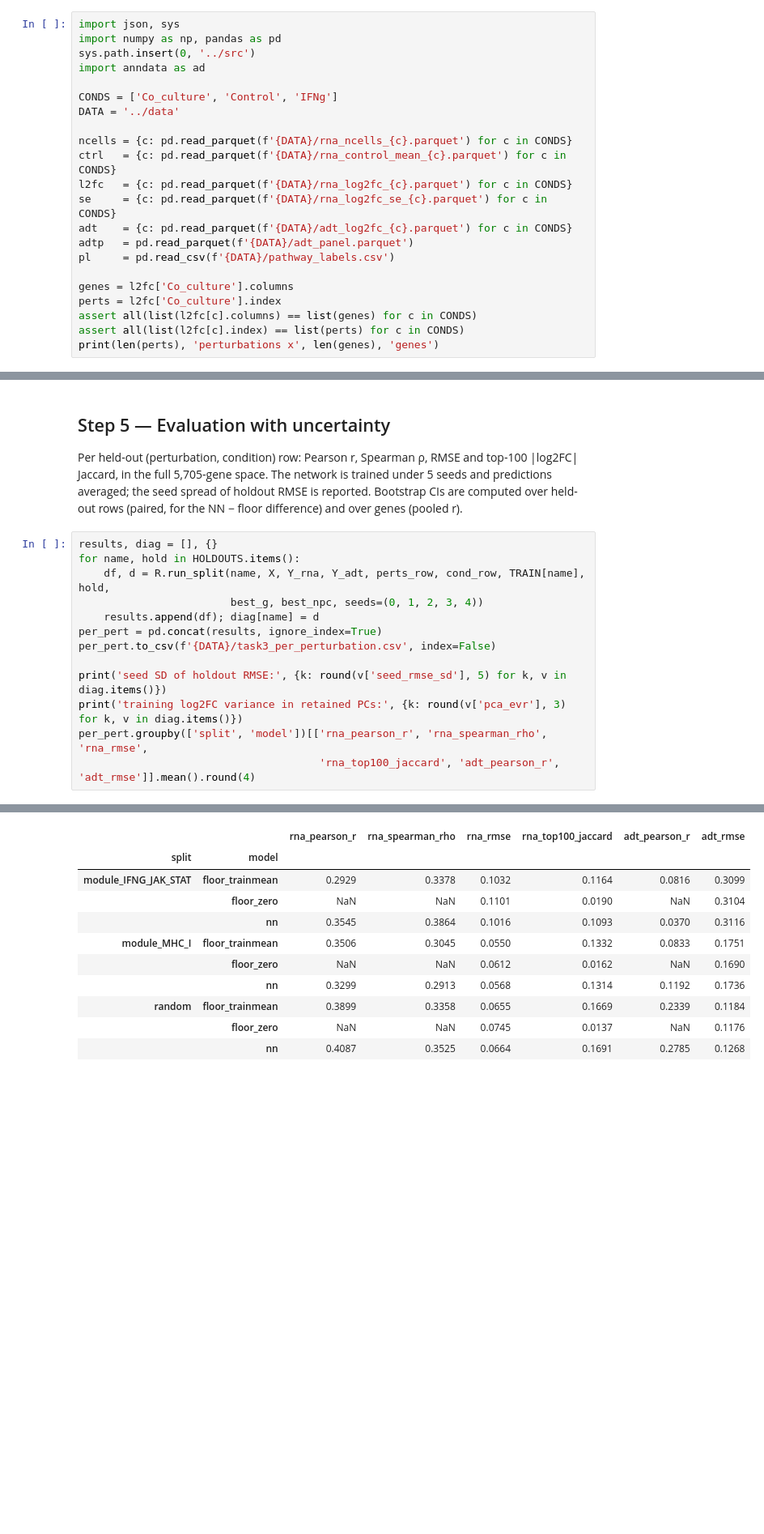
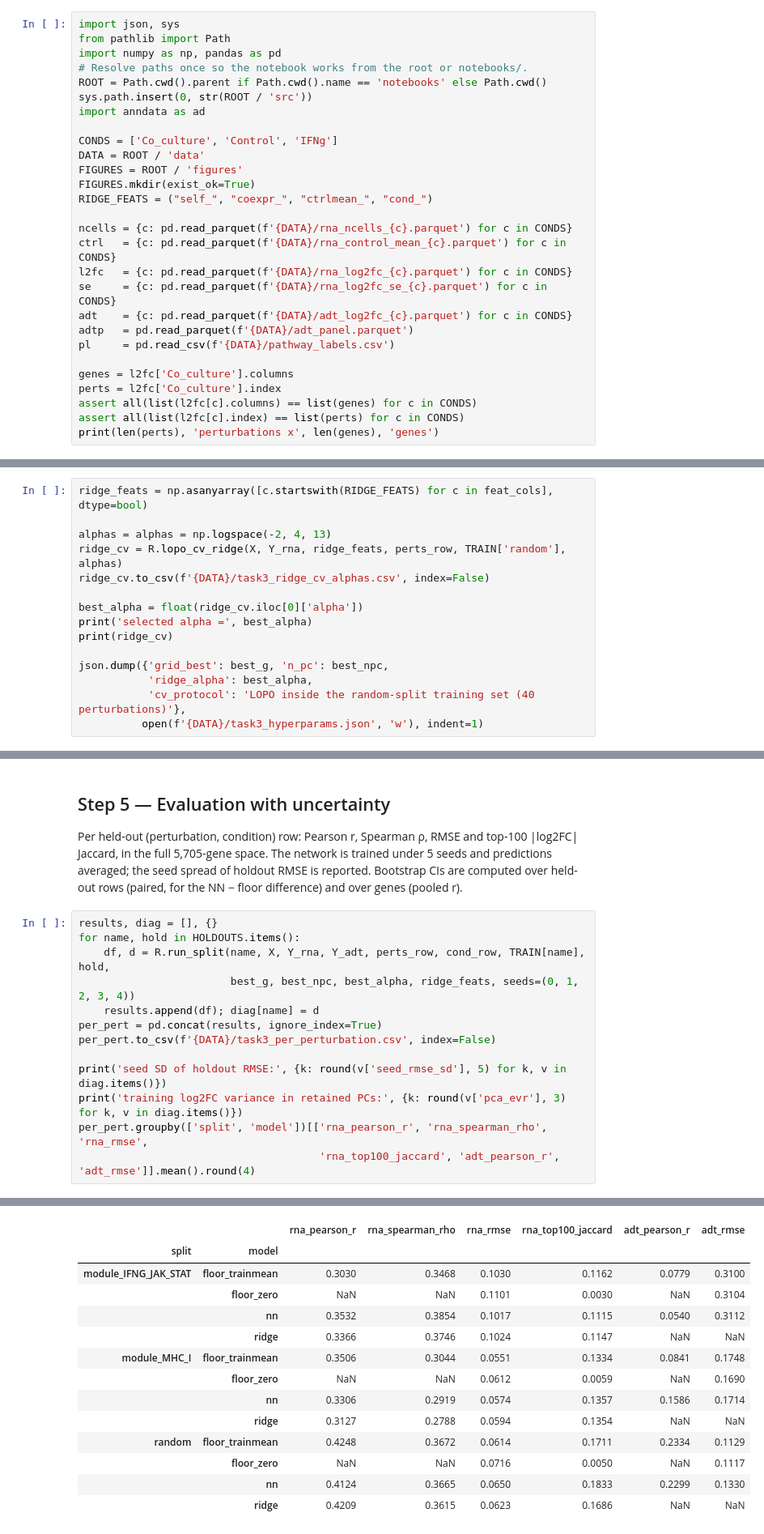
Before and after one commit to leventetn/SingleCellCourse_TA-LTN, a Jupyter notebook: notebooks/task3_perturbation_prediction.ipynb, the cells around one changed output, grey strips where cells are left out. Shown at 81% size. Drawn from its saved outputs; the diff is of its cells as text; blank space fills up the shorter version.

```diff
--- a/notebooks/task3_perturbation_prediction.ipynb
+++ b/notebooks/task3_perturbation_prediction.ipynb
@@ -14,12 +14,18 @@ clean-control baseline. The raw count matrix is never loaded into memory; only t
 needed for features are streamed from the CSC h5ad.
 # %%
 import json, sys
+from pathlib import Path
 import numpy as np, pandas as pd
-sys.path.insert(0, '../src')
+# Resolve paths once so the notebook works from the root or notebooks/.
+ROOT = Path.cwd().parent if Path.cwd().name == 'notebooks' else Path.cwd()
+sys.path.insert(0, str(ROOT / 'src'))
 import anndata as ad
 
 CONDS = ['Co_culture', 'Control', 'IFNg']
-DATA = '../data'
+DATA = ROOT / 'data'
+FIGURES = ROOT / 'figures'
+FIGURES.mkdir(exist_ok=True)
+RIDGE_FEATS = ("self_", "coexpr_", "ctrlmean_", "cond_")
 
 ncells = {c: pd.read_parquet(f'{DATA}/rna_ncells_{c}.parquet') for c in CONDS}
 ctrl   = {c: pd.read_parquet(f'{DATA}/rna_control_mean_{c}.parquet') for c in CONDS}
@@ -245,0 +249,15 @@ pc_df[['n_pc', 'cv_mse']]
+# %%
+ridge_feats = np.asanyarray([c.startswith(RIDGE_FEATS) for c in feat_cols], dtype=bool)
+
+alphas = alphas = np.logspace(-2, 4, 13)
+ridge_cv = R.lopo_cv_ridge(X, Y_rna, ridge_feats, perts_row, TRAIN['random'], alphas)
+ridge_cv.to_csv(f'{DATA}/task3_ridge_cv_alphas.csv', index=False)
+
+best_alpha = float(ridge_cv.iloc[0]['alpha'])
+print('selected alpha =', best_alpha)
+print(ridge_cv)
+
+json.dump({'grid_best': best_g, 'n_pc': best_npc,
+           'ridge_alpha': best_alpha,
+           'cv_protocol': 'LOPO inside the random-split training set (40 perturbations)'},
+          open(f'{DATA}/task3_hyperparams.json', 'w'), indent=1)
@@ -254,7 +288,7 @@ rows (paired, for the NN − floor difference) and over genes (pooled r).
 results, diag = [], {}
 for name, hold in HOLDOUTS.items():
     df, d = R.run_split(name, X, Y_rna, Y_adt, perts_row, cond_row, TRAIN[name], hold,
-                        best_g, best_npc, seeds=(0, 1, 2, 3, 4))
+                        best_g, best_npc, best_alpha, ridge_feats, seeds=(0, 1, 2, 3, 4))
     results.append(df); diag[name] = d
 per_pert = pd.concat(results, ignore_index=True)
 per_pert.to_csv(f'{DATA}/task3_per_perturbation.csv', index=False)
@@ -269,14 +303,17 @@ training log2FC variance in retained PCs: {'random': 0.365, 'module_IFNG_JAK_STA
 |  |  | rna_pearson_r | rna_spearman_rho | rna_rmse | rna_top100_jaccard | adt_pearson_r | adt_rmse |
 | split | model |  |  |  |  |  |  |
-| module_IFNG_JAK_STAT | floor_trainmean | 0.2929 | 0.3378 | 0.1032 | 0.1164 | 0.0816 | 0.3099 |
-|  | floor_zero | NaN | NaN | 0.1101 | 0.0190 | NaN | 0.3104 |
-|  | nn | 0.3545 | 0.3864 | 0.1016 | 0.1093 | 0.0370 | 0.3116 |
-| module_MHC_I | floor_trainmean | 0.3506 | 0.3045 | 0.0550 | 0.1332 | 0.0833 | 0.1751 |
-|  | floor_zero | NaN | NaN | 0.0612 | 0.0162 | NaN | 0.1690 |
-|  | nn | 0.3299 | 0.2913 | 0.0568 | 0.1314 | 0.1192 | 0.1736 |
-| random | floor_trainmean | 0.3899 | 0.3358 | 0.0655 | 0.1669 | 0.2339 | 0.1184 |
-|  | floor_zero | NaN | NaN | 0.0745 | 0.0137 | NaN | 0.1176 |
-|  | nn | 0.4087 | 0.3525 | 0.0664 | 0.1691 | 0.2785 | 0.1268 |
+| module_IFNG_JAK_STAT | floor_trainmean | 0.3030 | 0.3468 | 0.1030 | 0.1162 | 0.0779 | 0.3100 |
+|  | floor_zero | NaN | NaN | 0.1101 | 0.0030 | NaN | 0.3104 |
+|  | nn | 0.3532 | 0.3854 | 0.1017 | 0.1115 | 0.0540 | 0.3112 |
+|  | ridge | 0.3366 | 0.3746 | 0.1024 | 0.1147 | NaN | NaN |
+| module_MHC_I | floor_trainmean | 0.3506 | 0.3044 | 0.0551 | 0.1334 | 0.0841 | 0.1748 |
+|  | floor_zero | NaN | NaN | 0.0612 | 0.0059 | NaN | 0.1690 |
+|  | nn | 0.3306 | 0.2919 | 0.0574 | 0.1357 | 0.1586 | 0.1714 |
+|  | ridge | 0.3127 | 0.2788 | 0.0594 | 0.1354 | NaN | NaN |
+| random | floor_trainmean | 0.4248 | 0.3672 | 0.0614 | 0.1711 | 0.2334 | 0.1129 |
+|  | floor_zero | NaN | NaN | 0.0716 | 0.0050 | NaN | 0.1117 |
+|  | nn | 0.4124 | 0.3665 | 0.0650 | 0.1833 | 0.2299 | 0.1330 |
+|  | ridge | 0.4209 | 0.3615 | 0.0623 | 0.1686 | NaN | NaN |
 # %%
 rows = []
 METRICS = ['rna_pearson_r', 'rna_rmse', 'rna_top100_jaccard', 'adt_pearson_r', 'adt_rmse']
```
Also changed, not shown: parts of 16 cells of this notebook, 2 other files.
